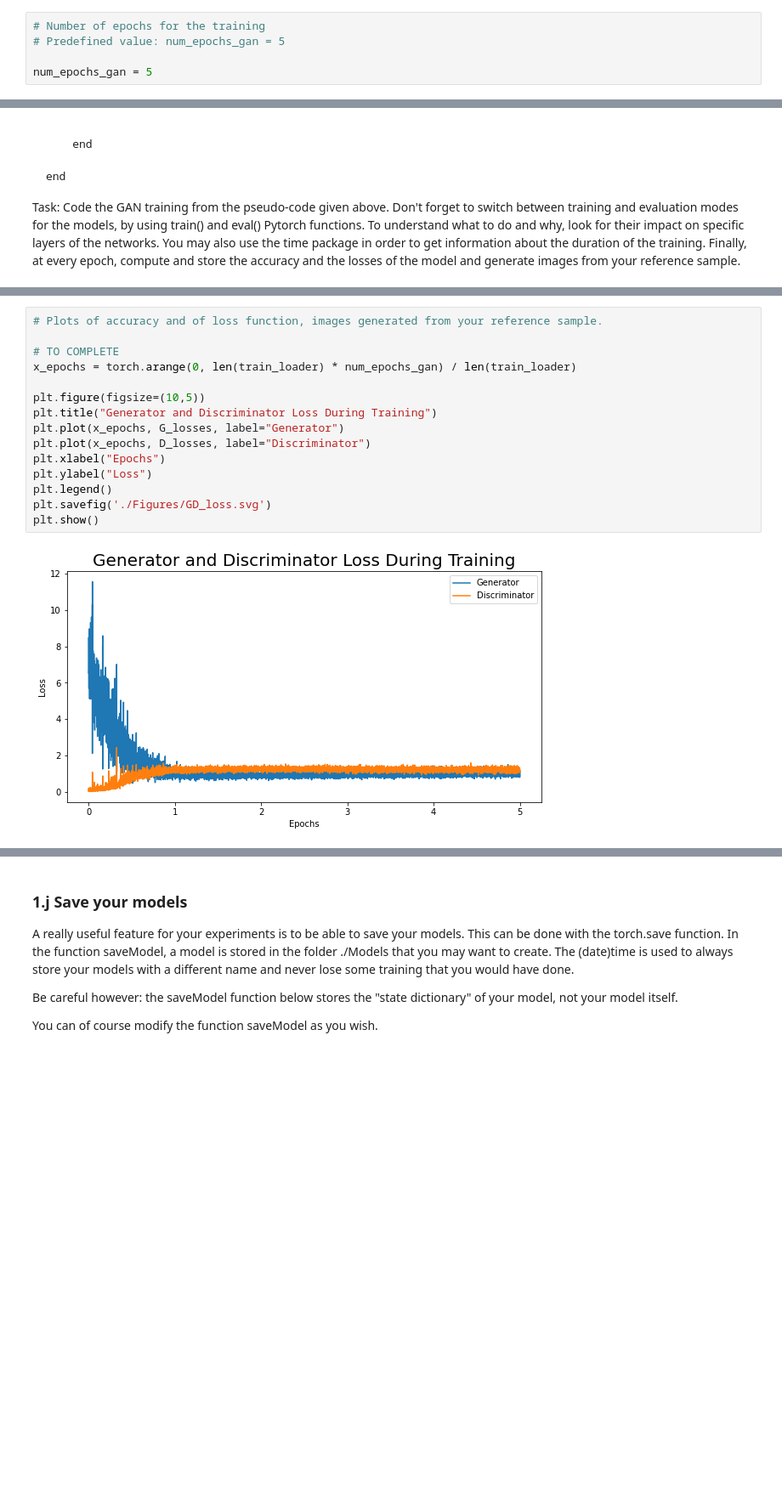
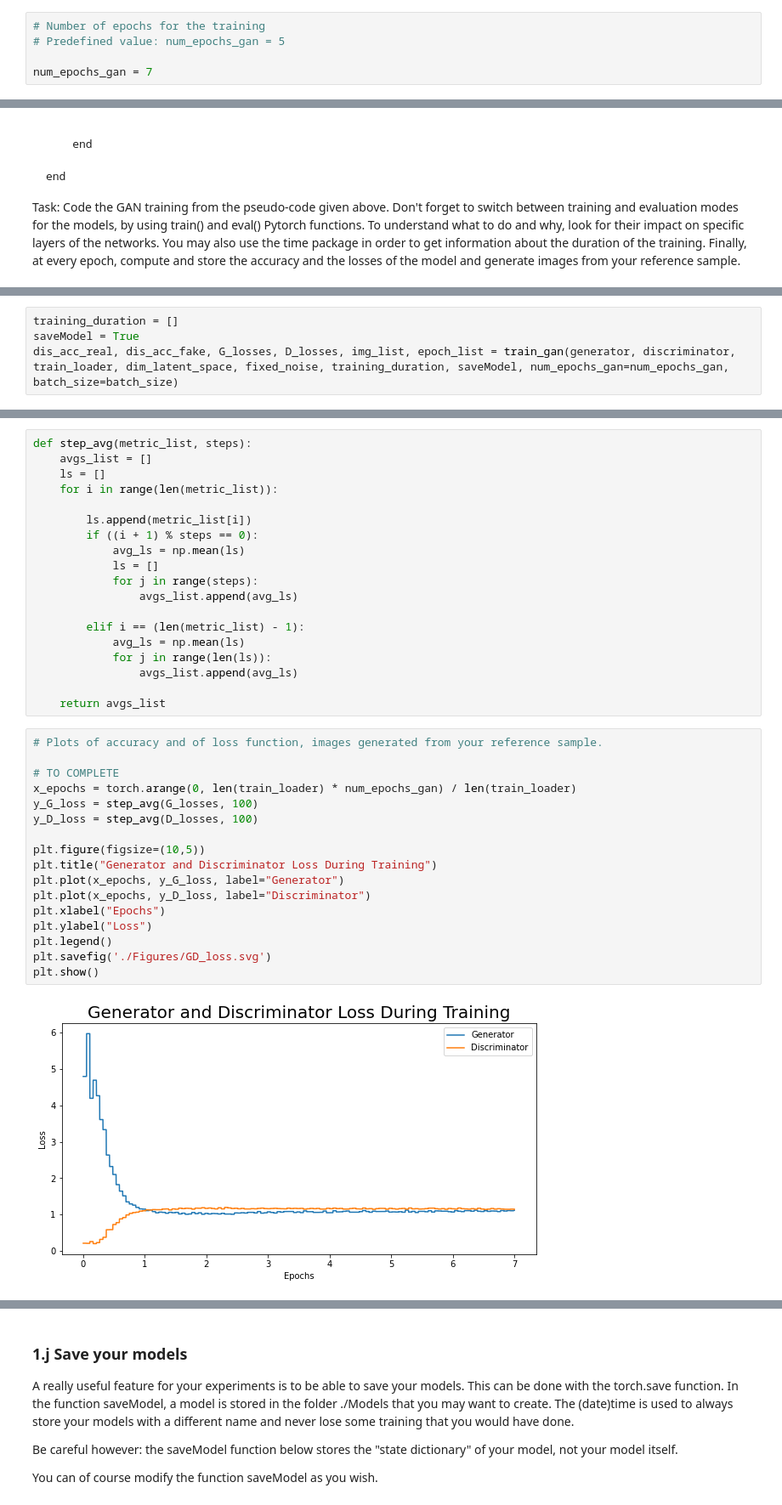
Before and after one commit to Pietro-Gavazzi/linma2472-project, a Jupyter notebook: project3/pietro.ipynb, the cells around one changed output, grey strips where cells are left out. Shown: that part at 85% size. Drawn from its saved outputs; the diff is of its cells as text; blank space fills up the shorter version.

```diff
--- a/project3/pietro.ipynb
+++ b/project3/pietro.ipynb
@@ -461,7 +460,7 @@ Let's just first define the number of iterations (epochs) that the training will
 # Number of epochs for the training
 # Predefined value: num_epochs_gan = 5
 
-num_epochs_gan = 5
+num_epochs_gan = 7
 # %% [markdown]
 It is important to keep track of the evolution of the error metrics during the training process. A simple idea is to store the values of the metrics in arrays, at least after every epoch.
 
@@ -684,0 +654,4 @@ Task: Make those plots, as clean and readable as possible.
+# %%
+training_duration = []
+saveModel = True
+dis_acc_real, dis_acc_fake, G_losses, D_losses, img_list, epoch_list = train_gan(generator, discriminator, train_loader, dim_latent_space, fixed_noise, training_duration, saveModel, num_epochs_gan=num_epochs_gan, batch_size=batch_size)
@@ -685,17 +709,38 @@ Task: Make those plots, as clean and readable as possible.
+# %%
+def step_avg(metric_list, steps):
+    avgs_list = []
+    ls = []
+    for i in range(len(metric_list)):
+
+        ls.append(metric_list[i])
+        if ((i + 1) % steps == 0):
+            avg_ls = np.mean(ls)
+            ls = []
+            for j in range(steps):
+                avgs_list.append(avg_ls)
+
+        elif i == (len(metric_list) - 1):
+            avg_ls = np.mean(ls)
+            for j in range(len(ls)):
+                avgs_list.append(avg_ls)
+
+    return avgs_list
 # %%
 # Plots of accuracy and of loss function, images generated from your reference sample.
 
 # TO COMPLETE
 x_epochs = torch.arange(0, len(train_loader) * num_epochs_gan) / len(train_loader)
+y_G_loss = step_avg(G_losses, 100)
+y_D_loss = step_avg(D_losses, 100)
 
 plt.figure(figsize=(10,5))
 plt.title("Generator and Discriminator Loss During Training")
-plt.plot(x_epochs, G_losses, label="Generator")
-plt.plot(x_epochs, D_losses, label="Discriminator")
+plt.plot(x_epochs, y_G_loss, label="Generator")
+plt.plot(x_epochs, y_D_loss, label="Discriminator")
 plt.xlabel("Epochs")
 plt.ylabel("Loss")
 plt.legend()
 plt.savefig('./Figures/GD_loss.svg')
 plt.show()
 # %% [output]
-[figure, old version]
+[figure, new version]
```
Also changed, not shown: parts of 58 cells of this notebook, 23 other files.
